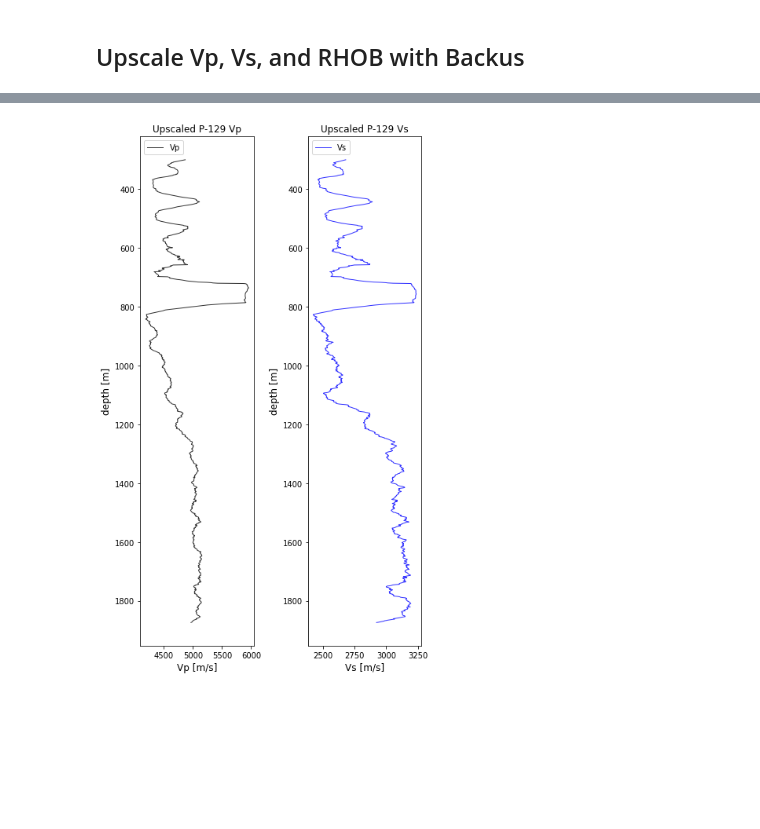
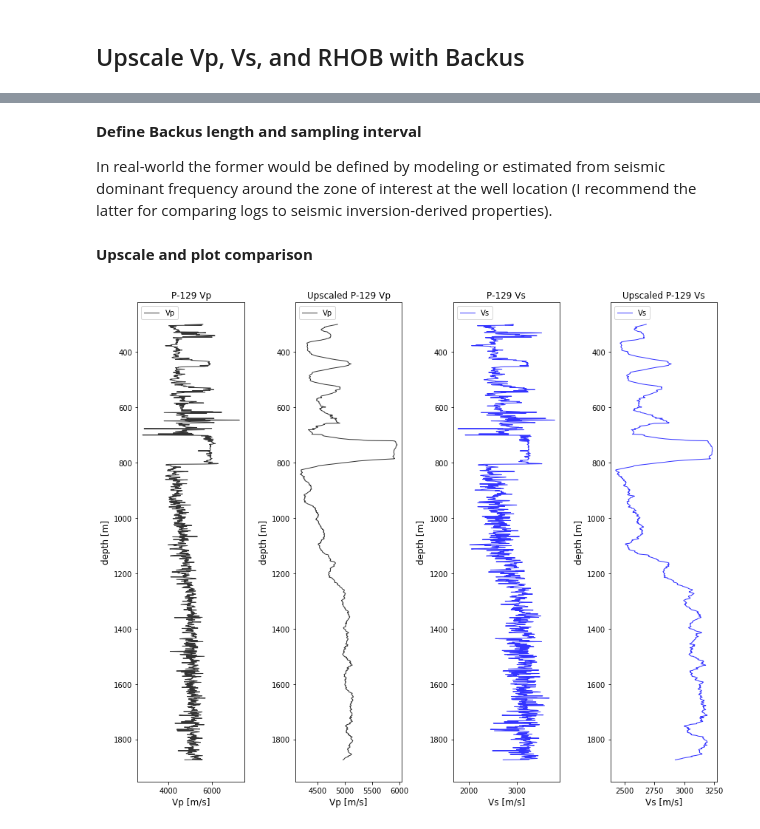
Before and after one commit to agilescientific/in-bruges, a Jupyter notebook: notebooks/Backus_from_dataframe.ipynb, the cells around one changed output, grey strips where cells are left out. Saved outputs shown, nothing was run; the diff lists cells and outputs as text; code cells hidden in the pictures; blank space fills up the shorter version.

Commit message:
improved plots and tests

```diff
--- a/notebooks/Backus_from_dataframe.ipynb
+++ b/notebooks/Backus_from_dataframe.ipynb
@@ -19,7 +21,7 @@ from IPython.display import HTML
 # %%
 R39 = Well.from_las('../data/R-39.las')
 # %%
-w129 = Well.from_las('../data/P-129_out.las')
+P129 = Well.from_las('../data/P-129_out.las')
 # %% [markdown]
 ## Data clean-up and manipulation
 # %% [markdown]
@@ -56,7 +58,7 @@ w39_df.describe(include = 'all')
 | 75% | 297.140188 | 551.661265 | 2571.678622 |
 | max | 339.252173 | 590.450507 | 2948.584160 |
 # %%
-w129_df = w129.df()
+w129_df = P129.df()
 w129_df = w129_df[['DT', 'DTS', 'RHOB']]
 w129_df.describe(include = 'all')
 # %% [output]
@@ -219,0 +230,5 @@ __We know this ahead of time. Could add a test using `Welly` ' s `quality`__
+# %%
+def remove_lows(c):
+    '''Replace low values with nans then interpolates to fill. In place.'''
+    c[[d <1500 if ~np.isnan(d) else False for d in c]] = np.nanmean(c)
+    return c.interpolate()
@@ -251,8 +265,3 @@ Utility function
-# %%
-def remove_lows(c):
-    '''replace low values with nans then interpolates to fill'''
-    c[[d <1500 if ~np.isnan(d) else False for d in c]] = np.nanmean(c)
-    return c.interpolate()
 # %%
 wells.loc[wells.well == 'R-39', 'Vs'] = remove_lows(wells.loc[wells.well == 'R-39', 'Vs'])
 # %%
@@ -291,6 +297,12 @@ Backus length and sampling interval
+# %% [markdown]
+__Define Backus length and sampling interval__
+
+In real-world the former would be defined by modeling or estimated from seismic dominant frequency around the zone of interest at the well location (I recommend the latter for comparing logs to seismic inversion-derived properties).
 # %%
 lb = 40
 dz = 1.0
+# %% [markdown]
+__Upscale and plot comparison__
 # %%
 wells_bk = pd.DataFrame()
 
@@ -313,33 +325,49 @@ wells_final = (np.concatenate((wells.values, wells_bk.values), axis=1))
 cols = list(wells) + list(wells_bk)
 wells_final_df = pd.DataFrame(wells_final, columns=cols)
 # %%
-fig = plt.figure(figsize=(6,10))
+fig = plt.figure(figsize=(12,10))
 
-ax0 = fig.add_subplot(121)
-ax0.plot(wells_final_df.loc[wells_final_df.well == 'P-129', 'Vp_bk'],
+ax0 = fig.add_subplot(141)
+ax0.plot(wells_final_df.loc[wells_final_df.well == 'P-129', 'Vp'],
          wells_final_df.loc[wells_final_df.well == 'P-129', 'DEPTH'],
                                  'black', alpha=0.8, linewidth = 1, label='Vp')
-
-
 ax0.legend( loc='upper left')
-ax0.set_title('Upscaled P-129 Vp')
+ax0.set_title('P-129 Vp')
 ax0.set_ylabel(r'depth [m]', size=12)
 ax0.invert_yaxis()
 ax0.set_xlabel(r'Vp [m/s]', size=12)
 
-ax1 = fig.add_subplot(122)
-ax1.plot(wells_final_df.loc[wells_final_df.well == 'P-129', 'Vs_bk'],
+ax1 = fig.add_subplot(142)
+ax1.plot(wells_final_df.loc[wells_final_df.well == 'P-129', 'Vp_bk'],
+         wells_final_df.loc[wells_final_df.well == 'P-129', 'DEPTH'],
+                                 'black', alpha=0.8, linewidth = 1, label='Vp')
+ax1.legend( loc='upper left')
+ax1.set_title('Upscaled P-129 Vp')
+ax1.set_ylabel(r'depth [m]', size=12)
+ax1.invert_yaxis()
+ax1.set_xlabel(r'Vp [m/s]', size=12)
+
+ax2 = fig.add_subplot(143)
+ax2.plot(wells_final_df.loc[wells_final_df.well == 'P-129', 'Vs'],
          wells_final_df.loc[wells_final_df.well == 'P-129', 'DEPTH'],
          'blue', alpha=0.8, linewidth = 1, label='Vs')
+ax2.legend( loc='upper left')
+ax2.set_title('P-129 Vs')
+ax2.set_ylabel(r'depth [m]', size=12)
+ax2.invert_yaxis()
+ax2.set_xlabel(r'Vs [m/s]', size=12)
 
-ax1.legend( loc='upper left')
-ax1.set_title('Upscaled P-129 Vs')
-ax1.set_ylabel(r'depth [m]', size=12)
-ax1.invert_yaxis()
-ax1.set_xlabel(r'Vs [m/s]', size=12)
+ax3 = fig.add_subplot(144)
+ax3.plot(wells_final_df.loc[wells_final_df.well == 'P-129', 'Vs_bk'],
+         wells_final_df.loc[wells_final_df.well == 'P-129', 'DEPTH'],
+         'blue', alpha=0.8, linewidth = 1, label='Vs')
+ax3.legend( loc='upper left')
+ax3.set_title('Upscaled P-129 Vs')
+ax3.set_ylabel(r'depth [m]', size=12)
+ax3.invert_yaxis()
+ax3.set_xlabel(r'Vs [m/s]', size=12)
 
-plt.tight_layout()
-plt.show()
+plt.tight_layout();
 # %% [output]
-[figure, old version]
+[figure, new version]
 # %%
```
Also changed, not shown: parts of 15 cells of this notebook.
